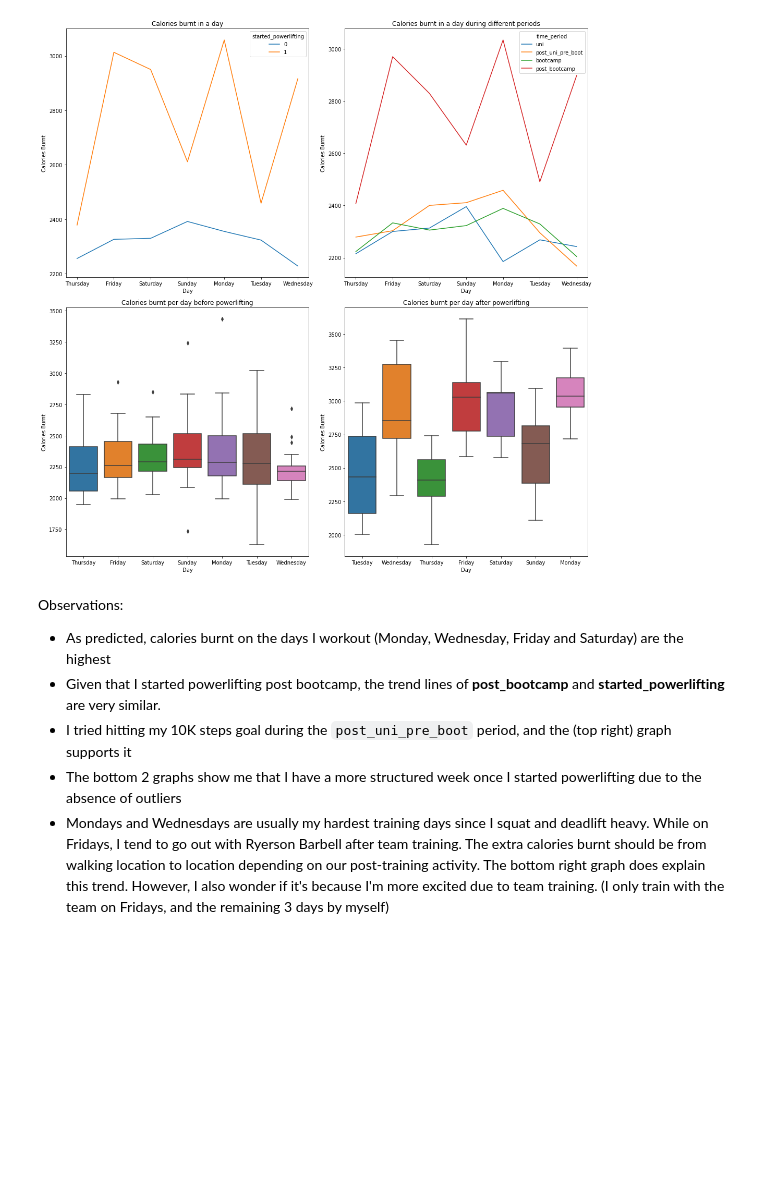
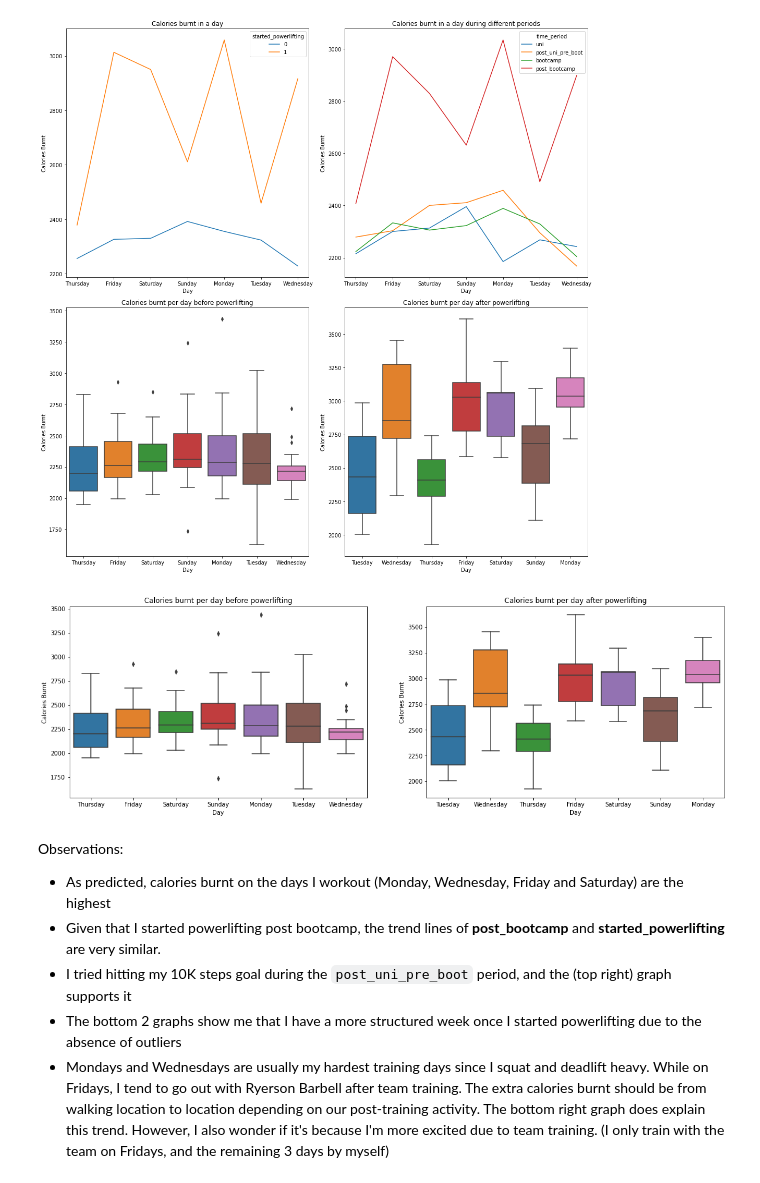
Before and after one commit to gsagararatne/DataSciencePortfolio, a Jupyter notebook: FitbitSleepAnalysis/FitbitSleepAnalysis.ipynb, the cells around one changed output. Saved outputs shown, nothing was run; the diff lists cells and outputs as text; code cells hidden in the pictures; blank space fills up the shorter version.

```diff
--- a/FitbitSleepAnalysis/FitbitSleepAnalysis.ipynb
+++ b/FitbitSleepAnalysis/FitbitSleepAnalysis.ipynb
@@ -711,6 +711,25 @@ plt.tight_layout()
 # plt.show()
 # %% [output]
 [figure]
+# %%
+# website picture
+plt.subplots(1,2,figsize=(20,6))
+
+# box plot before powerlifting
+plt.subplot(1,2,1)
+sns.boxplot(x="day_name", y="calories_burnt", data=fitbitdf_before_powerlifting)
+plt.ylabel("Calories Burnt")
+plt.xlabel("Day")
+plt.title('Calories burnt per day before powerlifting')
+
+plt.subplot(1,2,2)
+sns.boxplot(x="day_name", y="calories_burnt", data=fitbitdf_after_powerlifting)
+plt.ylabel("Calories Burnt")
+plt.xlabel("Day")
+plt.title('Calories burnt per day after powerlifting')
+plt.show()
+# %% [output]
+[figure, added]
 # %% [markdown]
 Observations:
 - As predicted, calories burnt on the days I workout (Monday, Wednesday, Friday and Saturday) are the highest
```
Also changed, not shown: parts of 19 cells of this notebook.
